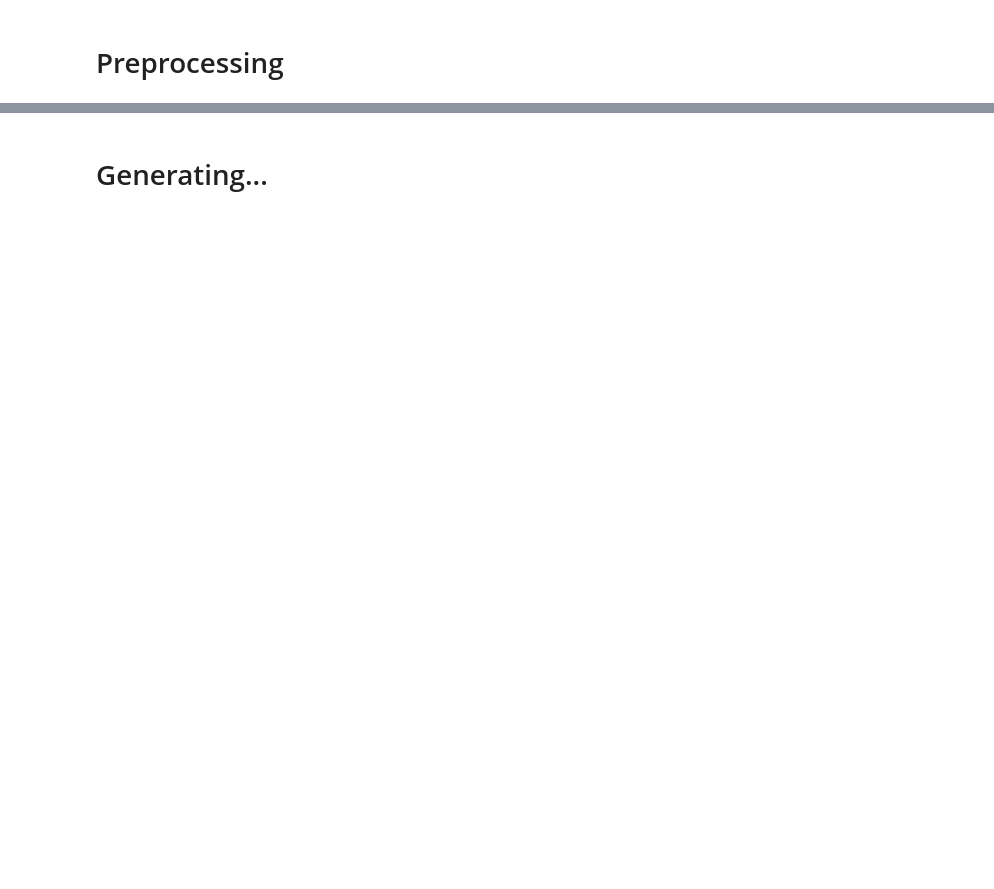
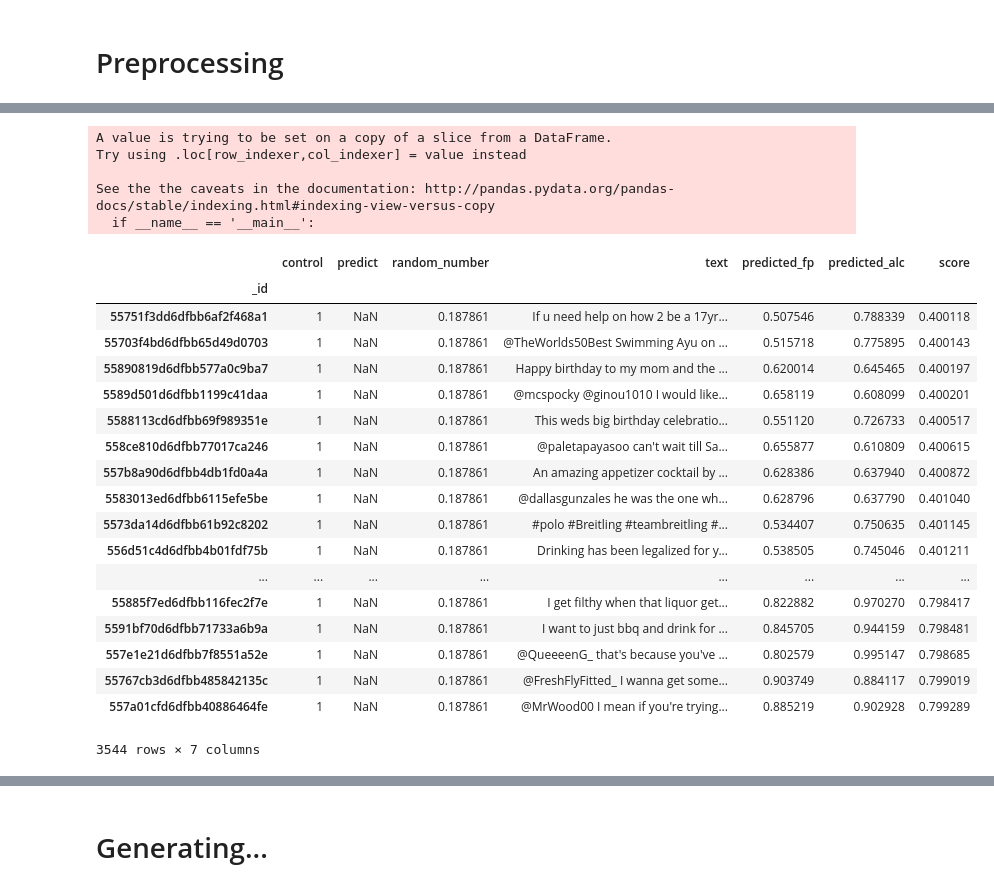
Before and after one commit to jxnl/nyu-twipsy, a Jupyter notebook: script-generating-amt-todoset.ipynb, the cells around one changed output, grey strips where cells are left out. Drawn from its saved outputs; the diff is of its cells as text; code cells hidden in the pictures; blank space fills up the shorter version.

```diff
--- a/script-generating-amt-todoset.ipynb
+++ b/script-generating-amt-todoset.ipynb
@@ -65,0 +99,30 @@ X = XX[(XX.predicted_fp > 0.3) & (XX.predict > 0.3) & ~(XX.text.str.contains("Dr
+# %%
+X["score"] = (X.predicted_alc * X.predicted_fp)
+# %% [output]
+A value is trying to be set on a copy of a slice from a DataFrame.
+Try using .loc[row_indexer,col_indexer] = value instead
+
+See the the caveats in the documentation: http://pandas.pydata.org/pandas-docs/stable/indexing.html#indexing-view-versus-copy
+  if __name__ == '__main__':
+# %%
+X
+# %% [output]
+|  | control | predict | random_number | text | predicted_fp | predicted_alc | score |
+| _id |  |  |  |  |  |  |  |
+| 55751f3dd6dfbb6af2f468a1 | 1 | NaN | 0.187861 | If u need help on how 2 be a 17yr... | 0.507546 | 0.788339 | 0.400118 |
+| 55703f4bd6dfbb65d49d0703 | 1 | NaN | 0.187861 | @TheWorlds50Best Swimming Ayu on ... | 0.515718 | 0.775895 | 0.400143 |
+| 55890819d6dfbb577a0c9ba7 | 1 | NaN | 0.187861 | Happy birthday to my mom and the ... | 0.620014 | 0.645465 | 0.400197 |
+| 5589d501d6dfbb1199c41daa | 1 | NaN | 0.187861 | @mcspocky @ginou1010 I would like... | 0.658119 | 0.608099 | 0.400201 |
+| 5588113cd6dfbb69f989351e | 1 | NaN | 0.187861 | This weds big birthday celebratio... | 0.551120 | 0.726733 | 0.400517 |
+| 558ce810d6dfbb77017ca246 | 1 | NaN | 0.187861 | @paletapayasoo can't wait till Sa... | 0.655877 | 0.610809 | 0.400615 |
+| 557b8a90d6dfbb4db1fd0a4a | 1 | NaN | 0.187861 | An amazing appetizer cocktail by ... | 0.628386 | 0.637940 | 0.400872 |
+| 5583013ed6dfbb6115efe5be | 1 | NaN | 0.187861 | @dallasgunzales he was the one wh... | 0.628796 | 0.637790 | 0.401040 |
+| 5573da14d6dfbb61b92c8202 | 1 | NaN | 0.187861 | #polo #Breitling #teambreitling #... | 0.534407 | 0.750635 | 0.401145 |
+| 556d51c4d6dfbb4b01fdf75b | 1 | NaN | 0.187861 | Drinking has been legalized for y... | 0.538505 | 0.745046 | 0.401211 |
+| ... | ... | ... | ... | ... | ... | ... | ... |
+| 55885f7ed6dfbb116fec2f7e | 1 | NaN | 0.187861 | I get filthy when that liquor get... | 0.822882 | 0.970270 | 0.798417 |
+| 5591bf70d6dfbb71733a6b9a | 1 | NaN | 0.187861 | I want to just bbq and drink for ... | 0.845705 | 0.944159 | 0.798481 |
+| 557e1e21d6dfbb7f8551a52e | 1 | NaN | 0.187861 | @QueeeenG_ that's because you've ... | 0.802579 | 0.995147 | 0.798685 |
+| 55767cb3d6dfbb485842135c | 1 | NaN | 0.187861 | @FreshFlyFitted_ I wanna get some... | 0.903749 | 0.884117 | 0.799019 |
+| 557a01cfd6dfbb40886464fe | 1 | NaN | 0.187861 | @MrWood00 I mean if you're trying... | 0.885219 | 0.902928 | 0.799289 |
+3544 rows × 7 columns
```
Also changed, not shown: parts of 34 cells of this notebook, 2 other files.
